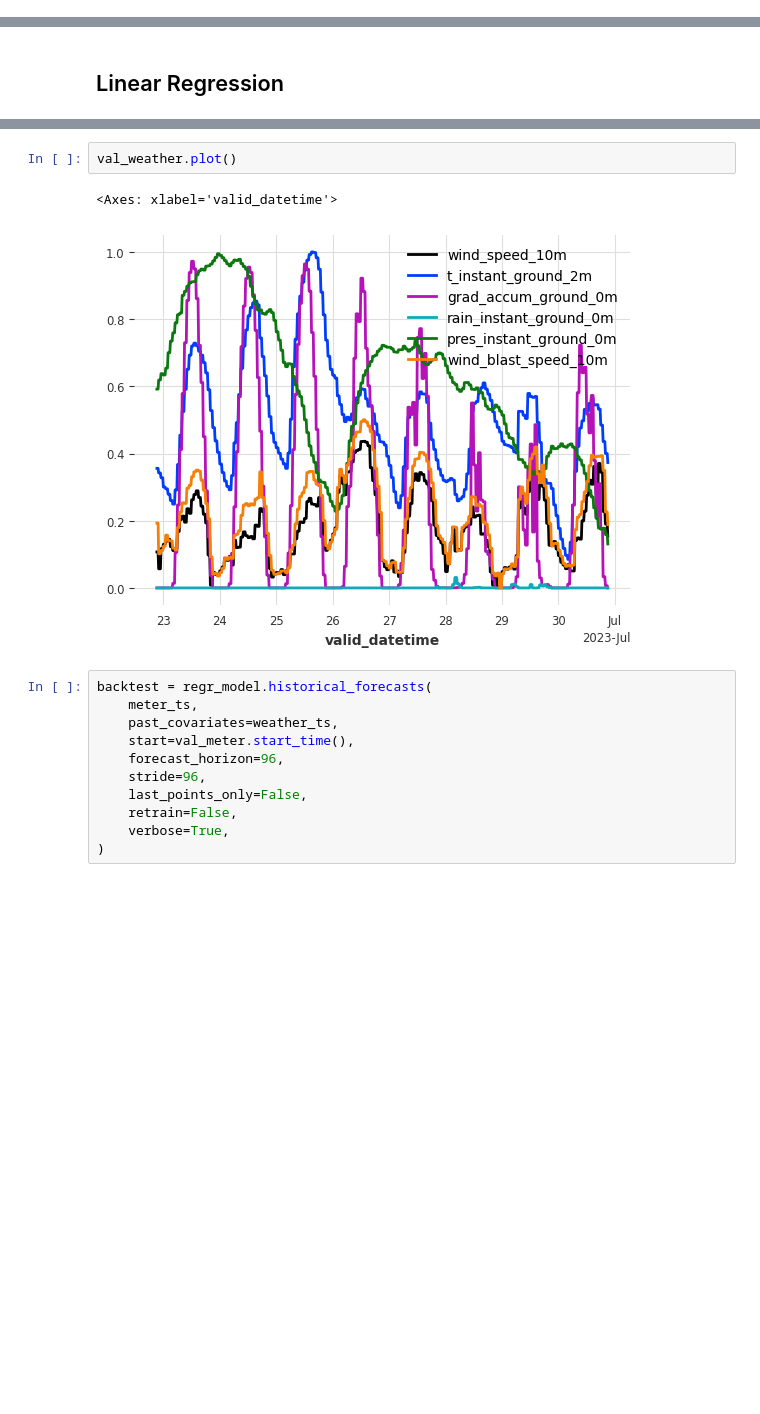
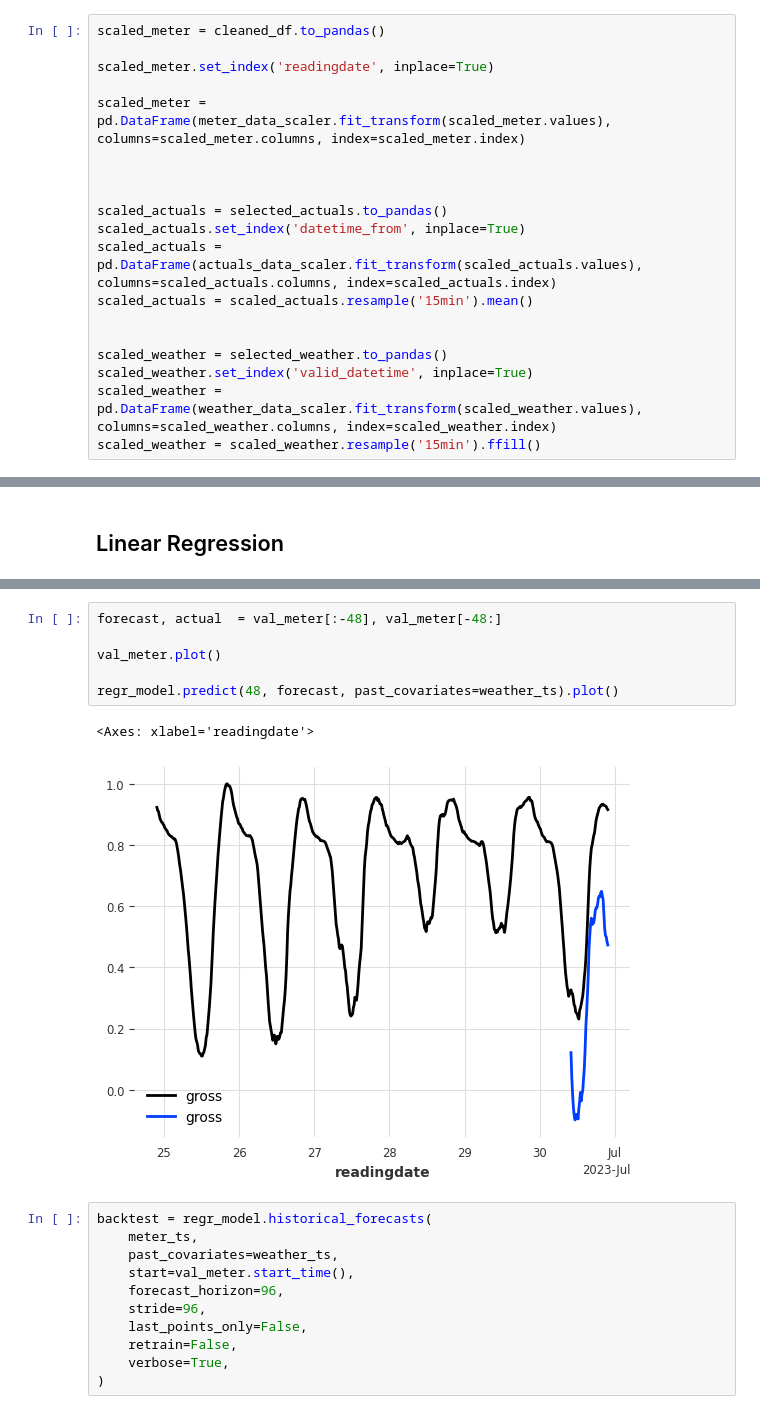
Before and after one commit to erewl/short-term-load-forecasting-with-domain-knowledge, a Jupyter notebook: notebooks/tft_example.ipynb, the cells around one changed output, grey strips where cells are left out. Saved outputs shown, nothing was run; the diff lists cells and outputs as text; blank space fills up the shorter version.

```diff
--- a/notebooks/tft_example.ipynb
+++ b/notebooks/tft_example.ipynb
@@ -81,0 +202,19 @@ pv, non_pv
+# %%
+scaled_meter = cleaned_df.to_pandas()
+
+scaled_meter.set_index('readingdate', inplace=True)
+
+scaled_meter = pd.DataFrame(meter_data_scaler.fit_transform(scaled_meter.values), columns=scaled_meter.columns, index=scaled_meter.index)
+
+
+
+scaled_actuals = selected_actuals.to_pandas()
+scaled_actuals.set_index('datetime_from', inplace=True)
+scaled_actuals = pd.DataFrame(actuals_data_scaler.fit_transform(scaled_actuals.values), columns=scaled_actuals.columns, index=scaled_actuals.index)
+scaled_actuals = scaled_actuals.resample('15min').mean()
+
+
+scaled_weather = selected_weather.to_pandas()
+scaled_weather.set_index('valid_datetime', inplace=True)
+scaled_weather = pd.DataFrame(weather_data_scaler.fit_transform(scaled_weather.values), columns=scaled_weather.columns, index=scaled_weather.index)
+scaled_weather = scaled_weather.resample('15min').ffill()
@@ -538,8 +260,12 @@ regr_model = regr_model.fit(train_meter, past_covariates=train_weather)
-# %%
-val_weather.plot()
-# %% [output]
-<Axes: xlabel='valid_datetime'>
-[figure, removed]
+# %%
+forecast, actual  = val_meter[:-48], val_meter[-48:]
+
+val_meter.plot()
+
+regr_model.predict(48, forecast, past_covariates=weather_ts).plot()
+# %% [output]
+<Axes: xlabel='readingdate'>
+[figure, added]
 # %%
 backtest = regr_model.historical_forecasts(
     meter_ts,
```
Also changed, not shown: parts of 79 cells of this notebook.
